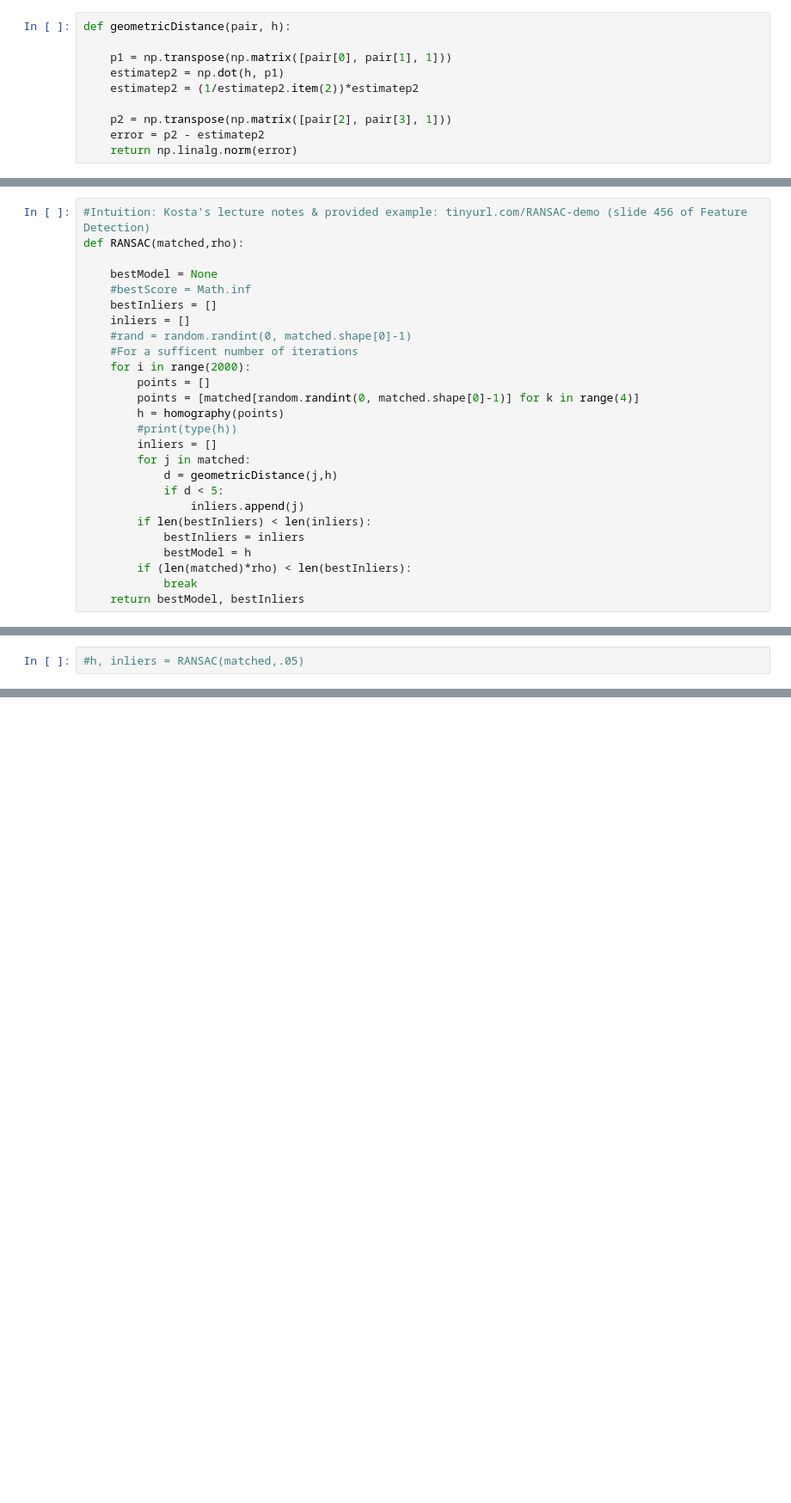
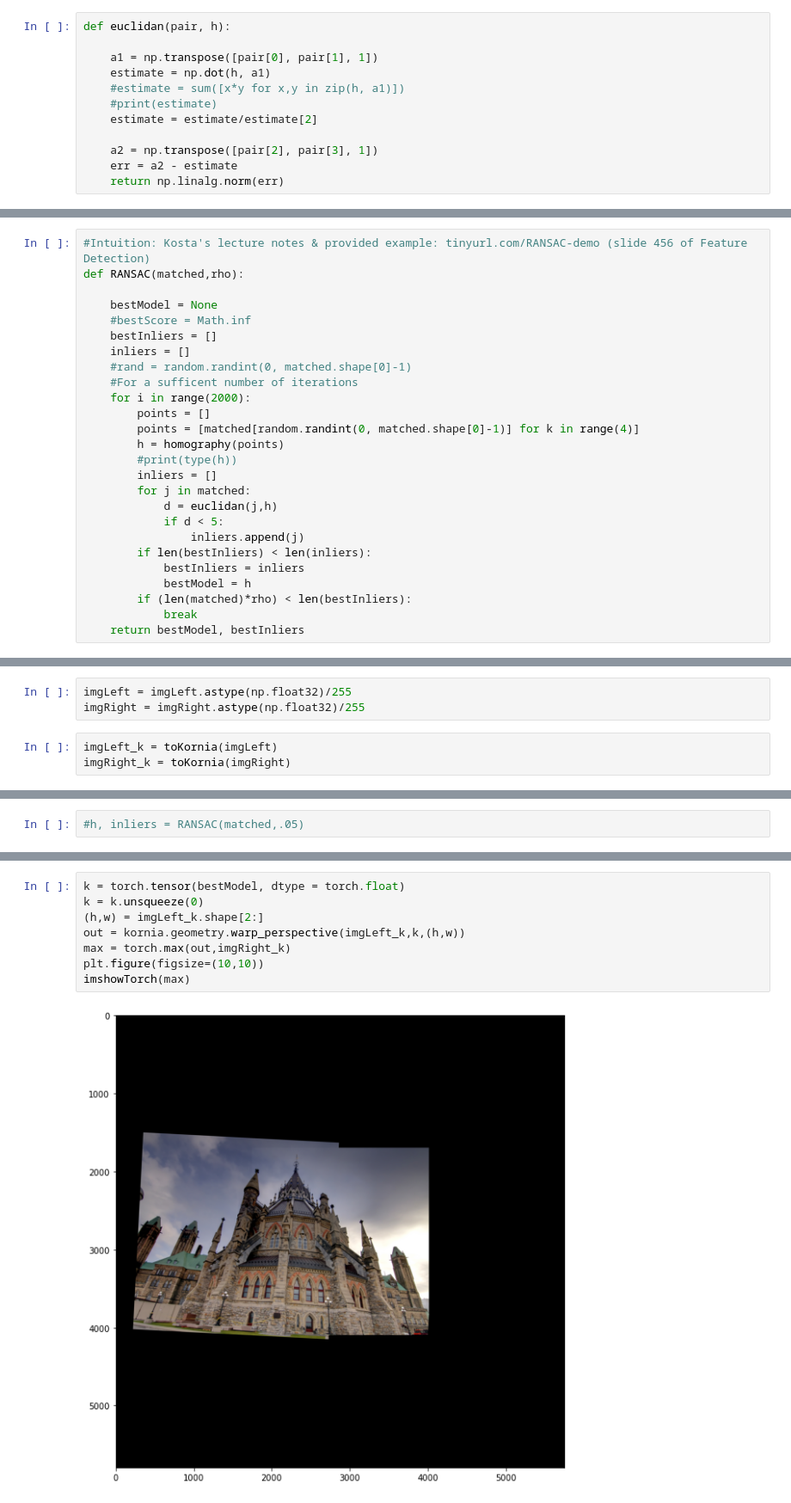
Before and after one commit to jimmyle888/cvlab, a Jupyter notebook: Project 3/A3_script.ipynb, the cells around one changed output, grey strips where cells are left out. Shown at 86% size. Drawn from its saved outputs; the diff is of its cells as text; blank space fills up the shorter version.

```diff
--- a/Project 3/A3_script.ipynb
+++ b/Project 3/A3_script.ipynb
@@ -82,15 +83,17 @@ def pad_images_to_same_size(images):
 
     return images_padded
 # %%
-def geometricDistance(pair, h):
+def euclidan(pair, h):
 
-    p1 = np.transpose(np.matrix([pair[0], pair[1], 1]))
-    estimatep2 = np.dot(h, p1)
-    estimatep2 = (1/estimatep2.item(2))*estimatep2
+    a1 = np.transpose([pair[0], pair[1], 1])
+    estimate = np.dot(h, a1)
+    #estimate = sum([x*y for x,y in zip(h, a1)])
+    #print(estimate)
+    estimate = estimate/estimate[2]
 
-    p2 = np.transpose(np.matrix([pair[2], pair[3], 1]))
-    error = p2 - estimatep2
-    return np.linalg.norm(error)
+    a2 = np.transpose([pair[2], pair[3], 1])
+    err = a2 - estimate
+    return np.linalg.norm(err)
 # %%
 def homography(points):
     #points = np.reshape(points, (4,4))
@@ -161,7 +163,7 @@ def RANSAC(matched,rho):
         #print(type(h))
         inliers = []
         for j in matched:
-            d = geometricDistance(j,h)
+            d = euclidan(j,h)
             if d < 5:
                 inliers.append(j)
         if len(bestInliers) < len(inliers):
@@ -218,3 +220,9 @@ ax[1].imshow(imgRight_gr)
 # %%
 sift = cv2.SIFT_create()
 kp_l, des_l = sift.detectAndCompute(imgLeft_gr,None)
+# %%
+imgLeft = imgLeft.astype(np.float32)/255
+imgRight = imgRight.astype(np.float32)/255
+# %%
+imgLeft_k = toKornia(imgLeft)
+imgRight_k = toKornia(imgRight)
@@ -423,0 +406,10 @@ plt.imshow(kornia.utils.tensor_to_image(maximum))
+# %%
+k = torch.tensor(bestModel, dtype = torch.float)
+k = k.unsqueeze(0)
+(h,w) = imgLeft_k.shape[2:]
+out = kornia.geometry.warp_perspective(imgLeft_k,k,(h,w))
+max = torch.max(out,imgRight_k)
+plt.figure(figsize=(10,10))
+imshowTorch(max)
+# %% [output]
+[figure, added]
```
Also changed, not shown: parts of 20 cells of this notebook.
